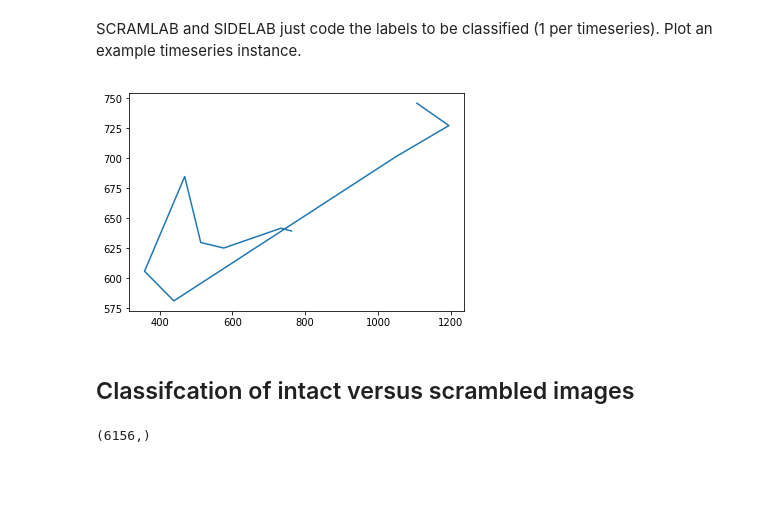
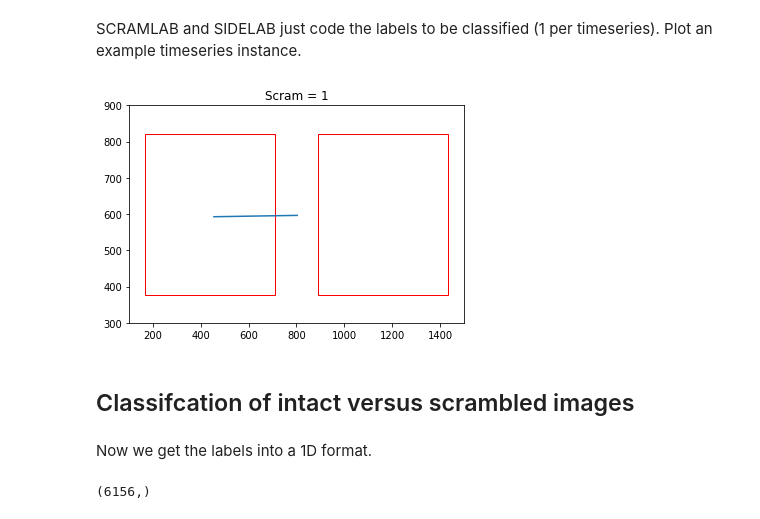
Before and after one commit to N-HEDGER/NH_EYETRACK_NOODLE, a Jupyter notebook: SCvINT.ipynb, the cells around one changed output. Cells and saved outputs as stored; diff of their text form; code cells hidden in the pictures; blank space fills up the shorter version.

```diff
--- a/SCvINT.ipynb
+++ b/SCvINT.ipynb
@@ -12,6 +12,6 @@ import matplotlib.pyplot as plt
 %matplotlib inline
 
 
-PATH='/Users/nicholashedger/Documents/GitHub/NH_EYETRACK_NOODLE'
+PATH='/Users/nicholashedger/Documents'
 # %% [markdown]
 ## Load in files.
@@ -61,15 +69,27 @@ SCRAMLAB.head()
 | 4 | 5 | 1 |
 # %% [markdown]
 SCRAMLAB and SIDELAB just code the labels to be classified (1 per timeseries). Plot an example timeseries instance.
-# %%
-def tsplot(FRAME,id):
-    instance=FRAME[(FRAME["id"]==id)]
-    plt.plot(instance["X"],instance["Y"])
-    plt.show
+# %%
+# Plot a timeseries and add some bells and whistles. Plot where the stimuli are and a title indicating whether
+# it was a scrambled or intact trial.
+SCRAMLAB=SCRAMLAB.drop('Unnamed: 0',1)
+def tsplot(FRAME,id):
+    fig1, ax =plt.subplots(1)
+    instance=FRAME[(FRAME["id"]==id)]
+    plt.plot(instance['X'],instance['Y'])
+    plt.axis([100,1500,300,900])
+    rect=patches.Rectangle((168,378),544,444,facecolor='none',edgecolor='r') # Plot the grid area
+    rect2=patches.Rectangle((888,378),544,444,facecolor='none',edgecolor='r')
+    ax.add_patch(rect)
+    ax.add_patch(rect2)
+    num=SCRAMLAB.iloc[id-1,0] # Reference the timeseries with the label.
+    lab="Scram = %d" % (num)
+    plt.title(lab)
+    plt.show()
 # %%
-x=tsplot(TIMESERIES,1) # Plot the Y coordinate for the first timeseries.
+x=tsplot(TIMESERIES,1303) # Plot the Y coordinate for the first timeseries.
 # %% [output]
-[figure, old version]
+[figure, new version]
 # %%
 # Drop columns not required.
 TIMESERIES=TIMESERIES.drop('Unnamed: 0',1)
@@ -80,6 +100,8 @@ TIMESERIES=TIMESERIES.drop('ps',1)
 SIDETIMESERIES=SIDETIMESERIES.drop('ps',1)
 # %% [markdown]
 ## Classifcation of intact versus scrambled images
+# %% [markdown]
+Now we get the labels into a 1D format.
 # %%
 # Re-structure labels into a 1D numpy array
 LABELS=SCRAMLAB
```
Also changed, not shown: parts of 45 cells of this notebook, 1 other file.
